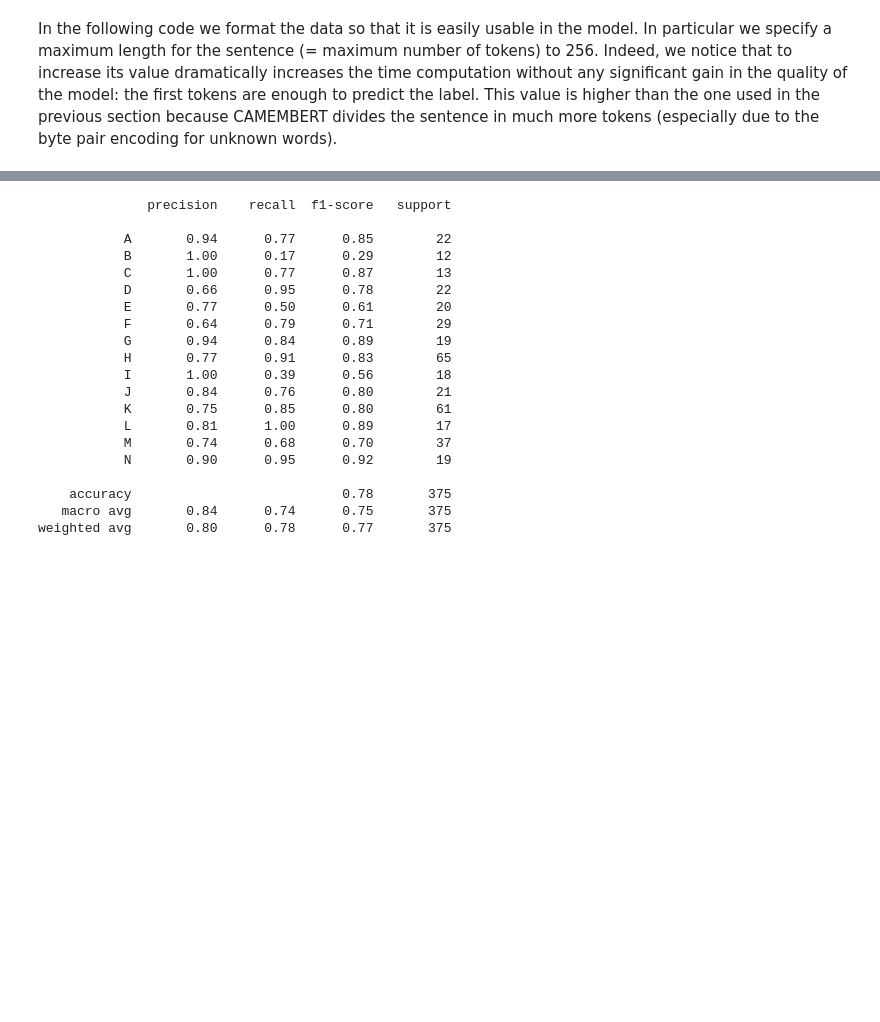
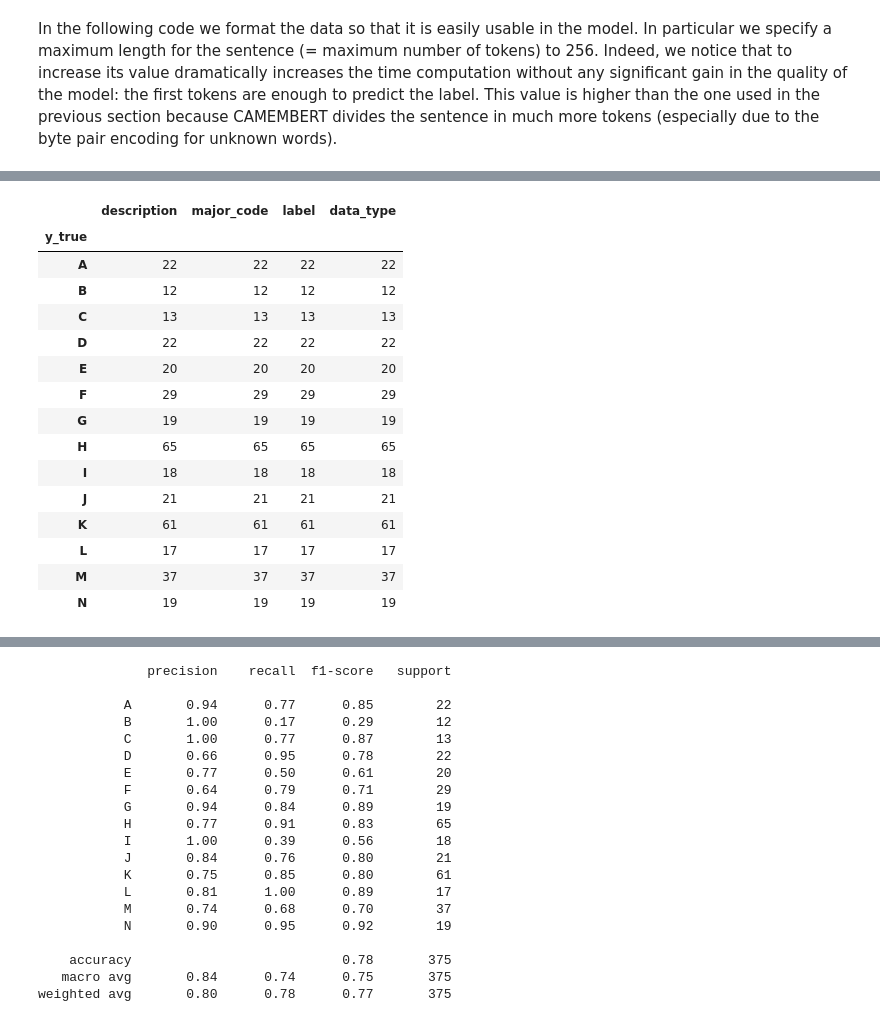
Before and after one commit to ARKEnsae/JobDomainPrediction_NLP, a Jupyter notebook: Prévision_catégorie_métier_ROME.ipynb, the cells around one changed output, grey strips where cells are left out. Saved outputs shown, nothing was run; the diff lists cells and outputs as text; code cells hidden in the pictures; blank space fills up the shorter version.

```diff
--- a/Prévision_catégorie_métier_ROME.ipynb
+++ b/Prévision_catégorie_métier_ROME.ipynb
@@ -1570,3 +1724,22 @@ labels_flat = true_vals.flatten()
 
 y_true = [key_list[val_list.index(i)] for i in true_vals]
 y_pred = [key_list[val_list.index(i)] for i in preds_flat]
+# %%
+tmp.groupby(["y_true"]).count()
+# %% [output]
+|  | description | major_code | label | data_type |
+| y_true |  |  |  |  |
+| A | 22 | 22 | 22 | 22 |
+| B | 12 | 12 | 12 | 12 |
+| C | 13 | 13 | 13 | 13 |
+| D | 22 | 22 | 22 | 22 |
+| E | 20 | 20 | 20 | 20 |
+| F | 29 | 29 | 29 | 29 |
+| G | 19 | 19 | 19 | 19 |
+| H | 65 | 65 | 65 | 65 |
+| I | 18 | 18 | 18 | 18 |
+| J | 21 | 21 | 21 | 21 |
+| K | 61 | 61 | 61 | 61 |
+| L | 17 | 17 | 17 | 17 |
+| M | 37 | 37 | 37 | 37 |
+| N | 19 | 19 | 19 | 19 |
```
Also changed, not shown: parts of 26 cells of this notebook.
